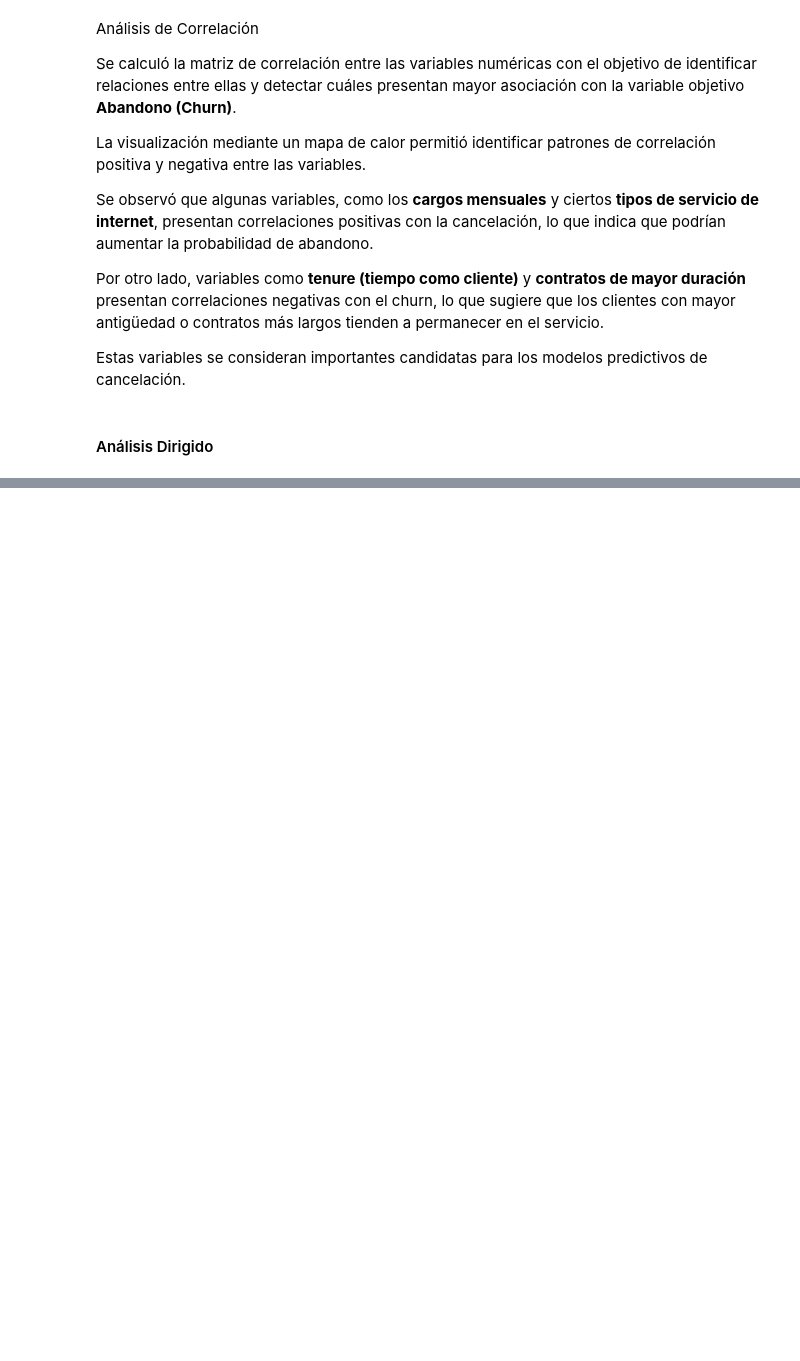
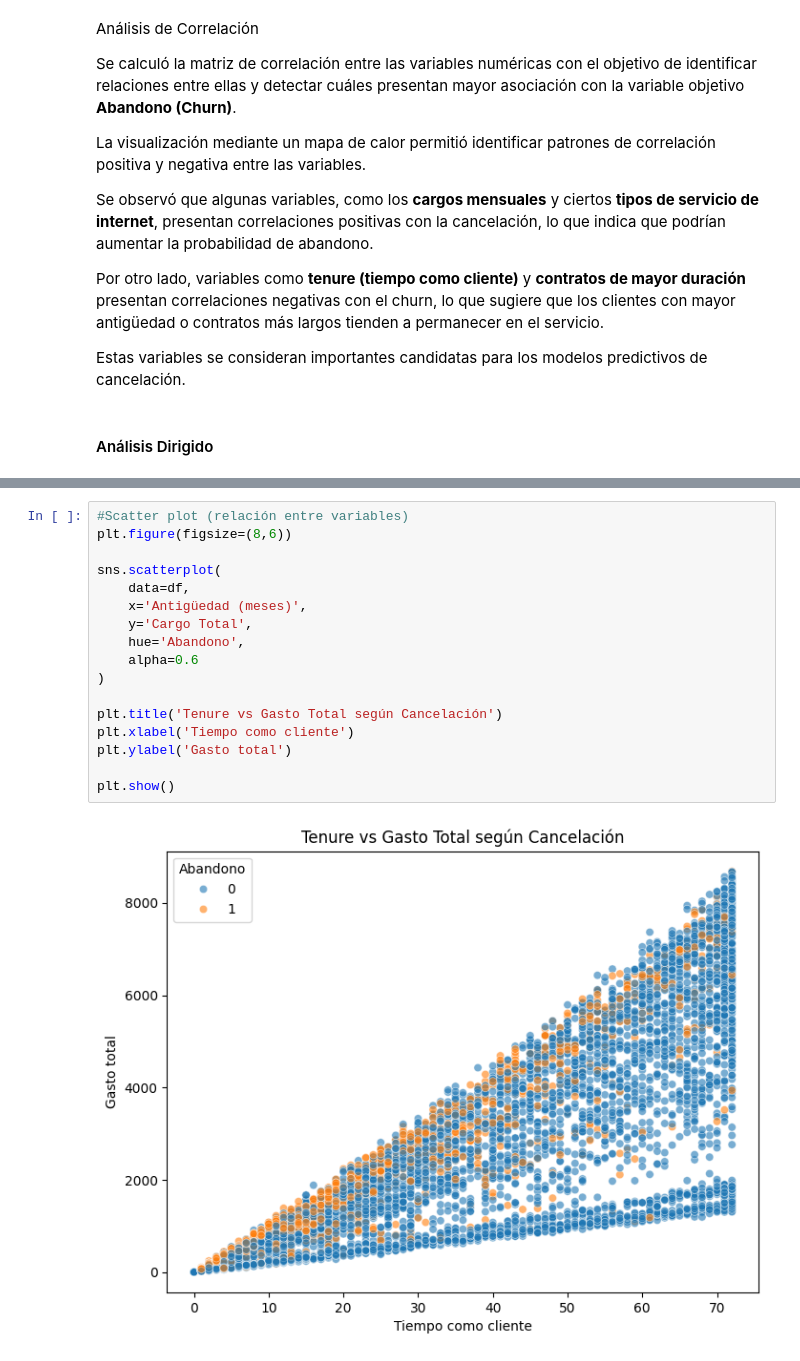
Before and after one commit to angelaoica-dev/challenge-TelecomX-2, a Jupyter notebook: TelecomX_2Latam.ipynb, the cells around one changed output, grey strips where cells are left out. Cells and saved outputs as stored; diff of their text form; blank space fills up the shorter version.

Commit message:
Se analizó la correlación y selección de variables

```diff
--- a/TelecomX_2Latam.ipynb
+++ b/TelecomX_2Latam.ipynb
@@ -303,0 +340,19 @@ Estas variables se consideran importantes candidatas para los modelos predictivo
+# %%
+#Scatter plot (relación entre variables)
+plt.figure(figsize=(8,6))
+
+sns.scatterplot(
+    data=df,
+    x='Antigüedad (meses)',
+    y='Cargo Total',
+    hue='Abandono',
+    alpha=0.6
+)
+
+plt.title('Tenure vs Gasto Total según Cancelación')
+plt.xlabel('Tiempo como cliente')
+plt.ylabel('Gasto total')
+
+plt.show()
+# %% [output]
+[figure, added]
```
Also changed, not shown: parts of 5 cells of this notebook.
